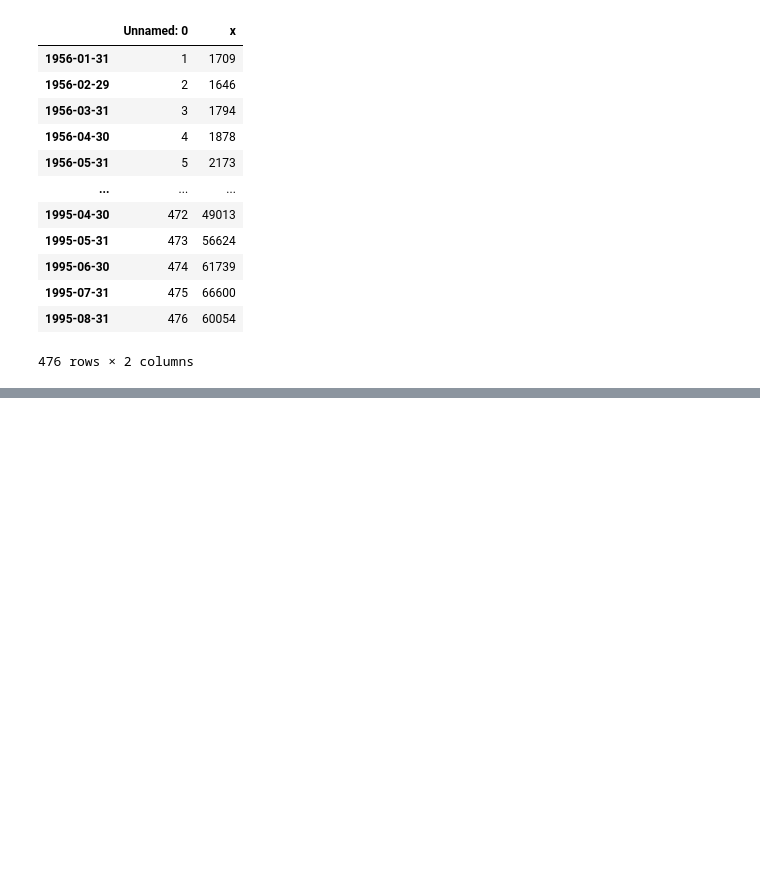
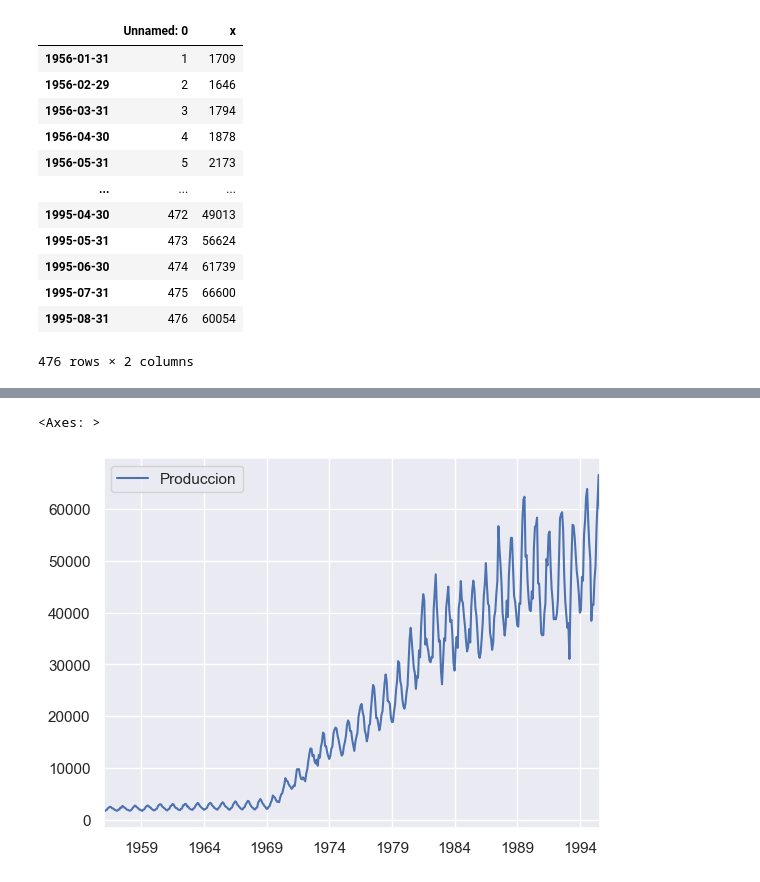
Before and after one commit to Wilsonsr/Series-de-Tiempo, a Jupyter notebook: Cuadernos Python/Suavizado Exponencial.ipynb, the cells around one changed output, grey strips where cells are left out. Cells and saved outputs as stored; diff of their text form; code cells hidden in the pictures; blank space fills up the shorter version.

```diff
--- a/Cuadernos Python/Suavizado Exponencial.ipynb
+++ b/Cuadernos Python/Suavizado Exponencial.ipynb
@@ -511,7 +522,7 @@ MSE: 192.62
 RMSE: 13.88
 MAPE: 2.81%
 # %%
-gas=pd.read_csv("https://github.com/Wilsonsr/Series-de-Tiempo/raw/main/bases/gas.csv", sep=";")
+gas=pd.read_csv("https://github.com/Wilsonsr/Series-de-Tiempo/raw/main/Data/gas.csv", sep=";")
 gas
 # %% [output]
 |  | Unnamed: 0 | x |
@@ -565,0 +591,5 @@ gas.rename(columns={"x":"Produccion"}, inplace=True)
+# %%
+gas.plot()
+# %% [output]
+<Axes: >
+[figure, added]
```
Also changed, not shown: parts of 13 cells of this notebook.
